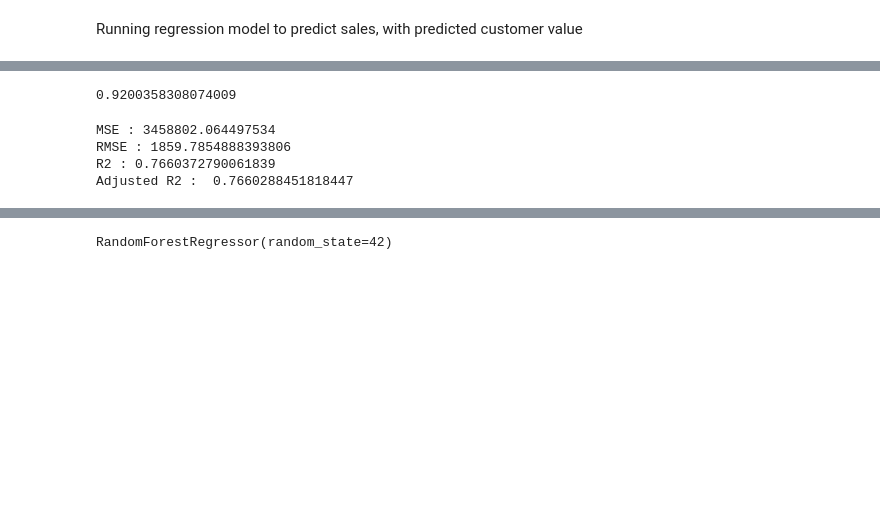
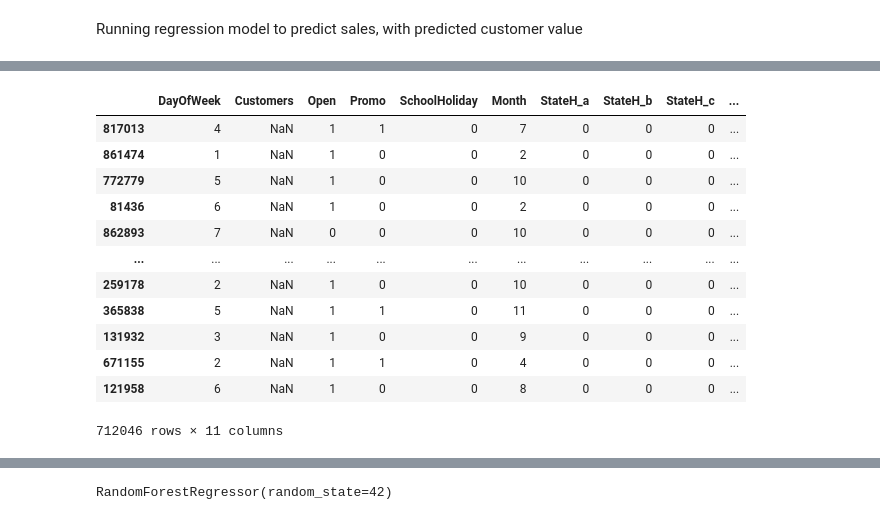
Before and after one commit to cpvivek/Rossman-Sales-Prediction-Machine-Learning-Regression-Model, a Jupyter notebook: Rossmann_Sales_Prediction_Capstone_Project_Vivek_CP.ipynb, the cells around one changed output, grey strips where cells are left out. Saved outputs shown, nothing was run; the diff lists cells and outputs as text; code cells hidden in the pictures; blank space fills up the shorter version.

```diff
--- a/Rossmann_Sales_Prediction_Capstone_Project_Vivek_CP.ipynb
+++ b/Rossmann_Sales_Prediction_Capstone_Project_Vivek_CP.ipynb
@@ -1552,0 +1572,3 @@ final_features
+# %%
+final_features=[i for i in dataset_pr.columns if i not in feature_to_remove]
+final_features
@@ -1555,6 +1589,22 @@ X=dataset_new[final_features]
 Y=np.sqrt(dataset_new['Sales'])  #to normalise the distribution
 # %%
 x_train,x_test,y_train,y_test=train_test_split(X,Y,test_size=0.3,random_state=42) #loading train and test data.  Along with answer to The life, The Universe and Everything :)
+# %%
+x_train
+# %% [output]
+|  | DayOfWeek | Customers | Open | Promo | SchoolHoliday | Month | StateH_a | StateH_b | StateH_c | ... |
+| 817013 | 4 | NaN | 1 | 1 | 0 | 7 | 0 | 0 | 0 | ... |
+| 861474 | 1 | NaN | 1 | 0 | 0 | 2 | 0 | 0 | 0 | ... |
+| 772779 | 5 | NaN | 1 | 0 | 0 | 10 | 0 | 0 | 0 | ... |
+| 81436 | 6 | NaN | 1 | 0 | 0 | 2 | 0 | 0 | 0 | ... |
+| 862893 | 7 | NaN | 0 | 0 | 0 | 10 | 0 | 0 | 0 | ... |
+| ... | ... | ... | ... | ... | ... | ... | ... | ... | ... | ... |
+| 259178 | 2 | NaN | 1 | 0 | 0 | 10 | 0 | 0 | 0 | ... |
+| 365838 | 5 | NaN | 1 | 1 | 0 | 11 | 0 | 0 | 0 | ... |
+| 131932 | 3 | NaN | 1 | 0 | 0 | 9 | 0 | 0 | 0 | ... |
+| 671155 | 2 | NaN | 1 | 1 | 0 | 4 | 0 | 0 | 0 | ... |
+| 121958 | 6 | NaN | 1 | 0 | 0 | 8 | 0 | 0 | 0 | ... |
+712046 rows × 11 columns
 # %%
 #scaling the data using StandardScaler
 from sklearn.preprocessing import StandardScaler
@@ -1567,4 +1613,0 @@ reg=LinearRegression().fit(x_train,y_train) #Fitting linear regression
-# %%
-reg.score(x_train,y_train)
-# %% [output]
-0.9200358308074009
@@ -1573,15 +1613,0 @@ y_pred=reg.predict(x_test)
-# %%
-MSE  = mean_squared_error((y_test)**2, (y_pred)**2)
-print("MSE :" , MSE)
-
-RMSE = np.sqrt(MSE)
-print("RMSE :" ,RMSE)
-
-r2 = r2_score((y_test)**2, (y_pred)**2)
-print("R2 :" ,r2)
-print("Adjusted R2 : ",1-(1-r2_score((y_test)**2, (y_pred)**2))*((x_test.shape[0]-1)/(x_test.shape[0]-x_test.shape[1]-1)))
-# %% [output]
-MSE : 3458802.064497534
-RMSE : 1859.7854888393806
-R2 : 0.7660372790061839
-Adjusted R2 :  0.7660288451818447
```
Also changed, not shown: parts of 40 cells of this notebook.
